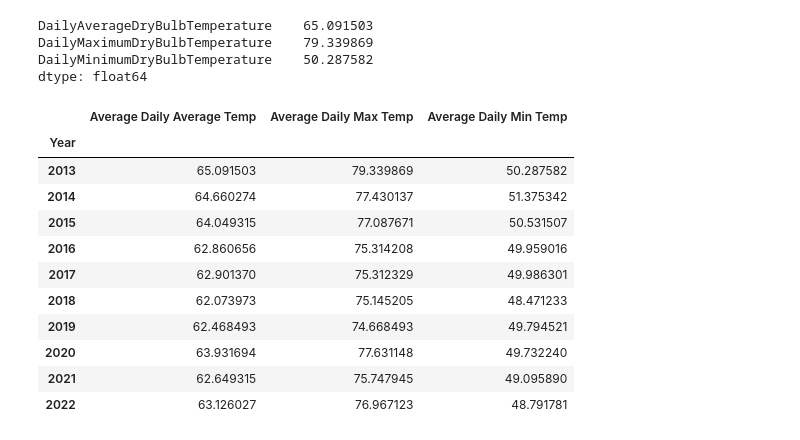
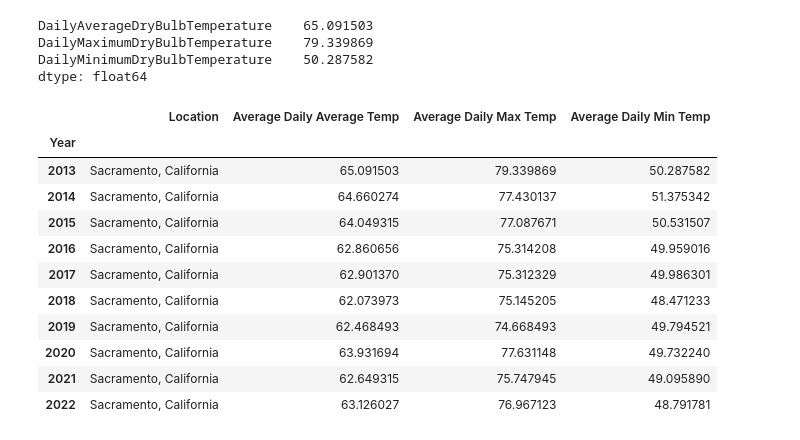
Before and after one commit to StevenTHG/Beverages-Project-3, a Jupyter notebook: python/sacramento_yearly_weather_stats.ipynb, the cells around one changed output. Drawn from its saved outputs; the diff is of its cells as text; code cells hidden in the pictures.

```diff
--- a/python/sacramento_yearly_weather_stats.ipynb
+++ b/python/sacramento_yearly_weather_stats.ipynb
@@ -199,22 +199,25 @@ df_2022 = df_2022.groupby('STATION').mean()
 # %%
 frames = [df_2013, df_2014, df_2015, df_2016, df_2017, df_2018, df_2019, df_2020, df_2021, df_2022]
 sacramento_df = pd.concat(frames)
 sacramento_df.index.names = ['Year']
 sacramento_df = sacramento_df.rename(columns={"DailyAverageDryBulbTemperature": "Average Daily Average Temp",
                 "DailyMaximumDryBulbTemperature": "Average Daily Max Temp",  "DailyMinimumDryBulbTemperature": "Average Daily Min Temp"})
+sacramento_df['Location'] = ['Sacramento, California','Sacramento, California','Sacramento, California','Sacramento, California','Sacramento, California',
+                        'Sacramento, California','Sacramento, California','Sacramento, California','Sacramento, California','Sacramento, California']
+sacramento_df = sacramento_df[['Location','Average Daily Average Temp', 'Average Daily Max Temp','Average Daily Min Temp']]
 sacramento_df
 # %% [output]
-|  | Average Daily Average Temp | Average Daily Max Temp | Average Daily Min Temp |
-| Year |  |  |  |
-| 2013 | 65.091503 | 79.339869 | 50.287582 |
-| 2014 | 64.660274 | 77.430137 | 51.375342 |
-| 2015 | 64.049315 | 77.087671 | 50.531507 |
-| 2016 | 62.860656 | 75.314208 | 49.959016 |
-| 2017 | 62.901370 | 75.312329 | 49.986301 |
-| 2018 | 62.073973 | 75.145205 | 48.471233 |
-| 2019 | 62.468493 | 74.668493 | 49.794521 |
-| 2020 | 63.931694 | 77.631148 | 49.732240 |
-| 2021 | 62.649315 | 75.747945 | 49.095890 |
-| 2022 | 63.126027 | 76.967123 | 48.791781 |
+|  | Location | Average Daily Average Temp | Average Daily Max Temp | Average Daily Min Temp |
+| Year |  |  |  |  |
+| 2013 | Sacramento, California | 65.091503 | 79.339869 | 50.287582 |
+| 2014 | Sacramento, California | 64.660274 | 77.430137 | 51.375342 |
+| 2015 | Sacramento, California | 64.049315 | 77.087671 | 50.531507 |
+| 2016 | Sacramento, California | 62.860656 | 75.314208 | 49.959016 |
+| 2017 | Sacramento, California | 62.901370 | 75.312329 | 49.986301 |
+| 2018 | Sacramento, California | 62.073973 | 75.145205 | 48.471233 |
+| 2019 | Sacramento, California | 62.468493 | 74.668493 | 49.794521 |
+| 2020 | Sacramento, California | 63.931694 | 77.631148 | 49.732240 |
+| 2021 | Sacramento, California | 62.649315 | 75.747945 | 49.095890 |
+| 2022 | Sacramento, California | 63.126027 | 76.967123 | 48.791781 |
 # %%
 sacramento_df.to_csv(r'..\data\sacramento_yearly_stats.csv')
```
Also changed, not shown: 9 other files.
